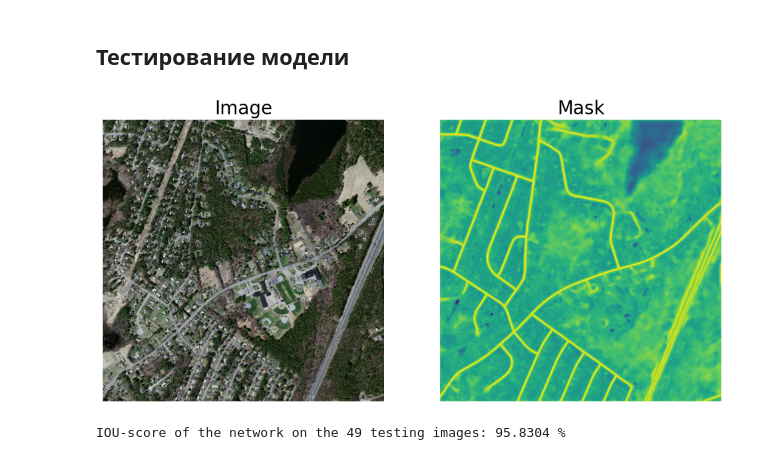
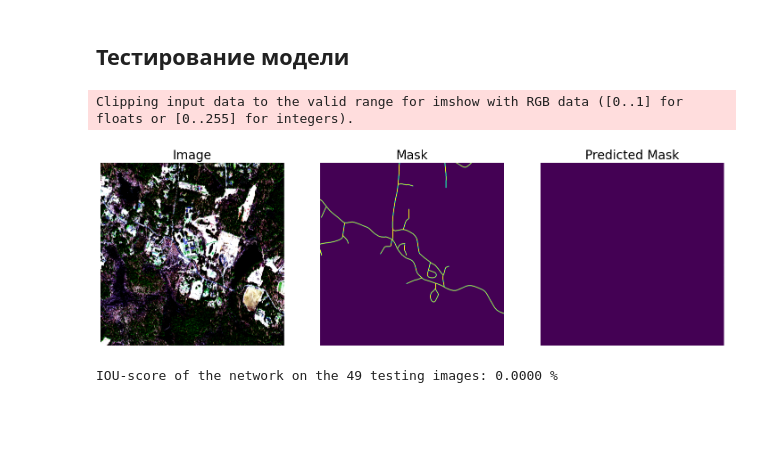
Before and after one commit to HerrPhoton/AI, a Jupyter notebook: Lab2/Main.ipynb, the cells around one changed output. Drawn from its saved outputs; the diff is of its cells as text; code cells hidden in the pictures; blank space fills up the shorter version.

```diff
--- a/Lab2/Main.ipynb
+++ b/Lab2/Main.ipynb
@@ -105,9 +168,9 @@ n_test  = len(test_dataset)  # Количество изображений в т
 # %% [markdown]
 ## Создание загрузчиков
 # %%
-train_loader = DataLoader(train_dataset, batch_size = batch_size, shuffle = True, num_workers = 0)
-val_loader   = DataLoader(val_dataset, batch_size = batch_size, shuffle = True, num_workers = 0)
-test_loader  = DataLoader(test_dataset, batch_size = batch_size, shuffle = True, num_workers = 0)
+train_loader = DataLoader(train_dataset, batch_size = BACTH_SIZE, shuffle = True, num_workers = NUM_WORKERS, pin_memory = PIN_MEMORY)
+val_loader   = DataLoader(val_dataset, batch_size = BACTH_SIZE, shuffle = True, num_workers = NUM_WORKERS, pin_memory = PIN_MEMORY)
+test_loader  = DataLoader(test_dataset, batch_size = BACTH_SIZE, shuffle = True, num_workers = NUM_WORKERS, pin_memory = PIN_MEMORY)
 # %% [markdown]
 ## Вывод изображений с масками
 # %%
@@ -152,13 +229,14 @@ imshow(images, masks, 1)
 # %% [markdown]
 ## Создание модели
 # %%
-model = smp.Unet(encoder_name = 'resnet50', encoder_weights = 'imagenet', in_channels = 3, classes = 2).to(device)
-criterion = nn.BCEWithLogitsLoss()
-optimizer = torch.optim.AdamW(model.parameters(), lr = lr, weight_decay = weight_decay)
-schedule = CyclicLR(optimizer, base_lr = base_lr, max_lr = max_lr, step_size_up = step_size_up, mode = mode, cycle_momentum = False)
+model     = smp.Unet(encoder_name = 'resnet50', encoder_weights = 'imagenet', classes = 1, activation = 'sigmoid').to(device)
+criterion = smp.losses.SoftBCEWithLogitsLoss().to(device)
+optimizer = torch.optim.AdamW(model.parameters(), lr = LEARNING_RATE, weight_decay = WEIGHT_DECAY)
+schedule  = CyclicLR(optimizer, base_lr = BASE_LR, max_lr = MAX_LR, step_size_up = STEP_SIZE_UP, mode = MODE, cycle_momentum = False)
+scaler    = torch.cuda.amp.GradScaler()
 
 # Загрузить сохраненные веса в модель
-if pretrained:
+if LOAD_MODEL:
     model.load_state_dict(torch.load('./weights.h5'))
 # %% [markdown]
 ## Обучение модели
@@ -286,27 +363,31 @@ plt.show()
 # %% [markdown]
 ## Тестирование модели
 # %%
-IOU = JaccardIndex(task = 'binary', average = 'macro').to(device)
+IOU = 0
+cnt = 0
+
 model.eval()
 
 with torch.no_grad():
-    for i, (images, masks) in enumerate(test_loader):
+    for i, (images, targets) in enumerate(test_loader):
 
-        images = images.to(device)
-        masks = masks.to(device)
+        images  = images.to(device)
+        targets = targets.float().to(device)
 
-        outputs = model(images)
-        IOU.update(outputs, masks)
+        cnt += images.shape[0]
+
+        # Прямой проход
+        predictions = model(images)
+
+        tp, fp, fn, tn = smp.metrics.get_stats(predictions, targets, mode = 'binary', threshold = 0.5)
+        IOU += sum(smp.metrics.iou_score(tp, fp, fn, tn))
 
         # Отобразить изображения с предсказанными названиями
         if not i:
-            imshow(images.cpu(), outputs.cpu(), 1)
+            imshow(images.cpu(), targets.cpu(), 1, predictions.cpu())
 
-        del images, masks, outputs
-        torch.cuda.empty_cache()
-        gc.collect()
-
-    print('IOU-score of the network on the {} testing images: {:.4f} %'.format(n_test, 100 * IOU.compute()))
+    print('IOU-score of the network on the {} testing images: {:.4f} %'.format(n_test, 100 * IOU.item() / cnt))
 # %% [output]
+Clipping input data to the valid range for imshow with RGB data ([0..1] for floats or [0..255] for integers).
-[figure, old version]
+[figure, new version]
-IOU-score of the network on the 49 testing images: 95.8304 %
+IOU-score of the network on the 49 testing images: 0.0000 %
```
Also changed, not shown: parts of 13 cells of this notebook.
